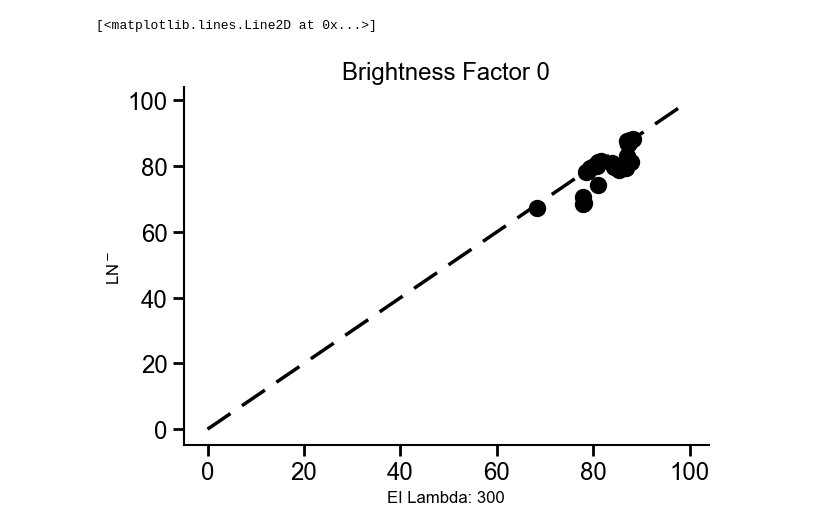
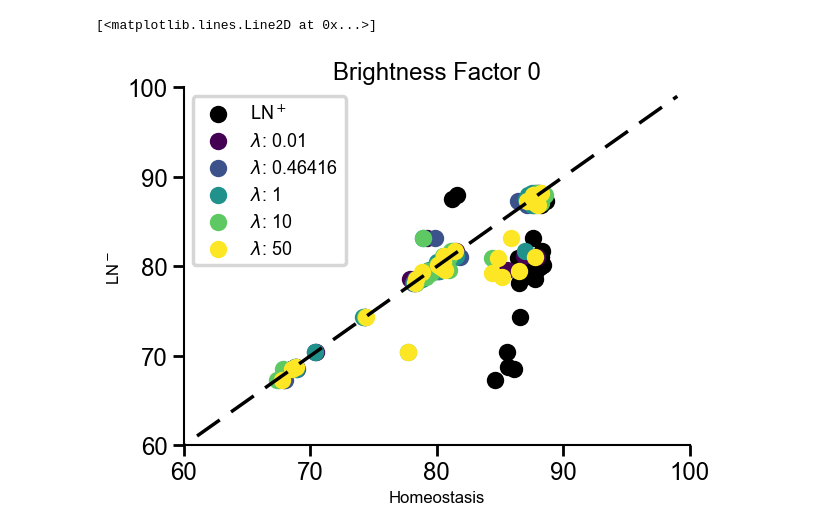
Before and after one commit to RoyHEyono/HomeostaticDANN, a Jupyter notebook: models/dense_mnist_task/notebooks/deep_dann_figures.ipynb, the cells around one changed output. Cells and saved outputs as stored; diff of their text form; code cells hidden in the pictures.

```diff
--- a/models/dense_mnist_task/notebooks/deep_dann_figures.ipynb
+++ b/models/dense_mnist_task/notebooks/deep_dann_figures.ipynb
@@ -31,7 +31,7 @@ def same_config(config1, config2, keys=['normtype']):
             return False
     return True
 # %%
-bright_factor = 0.75
+bright_factor = 0
 best_n_runs = 3
 runs_dict = dict()
 runs_dict["runs_vanilla_dann"] = fetch_runs(api, entity='project_danns', project_name='Luminosity_DeepDANN_NoMomentum', filters={"config.dataset": "fashionmnist",
@@ -61,7 +61,7 @@ fig, ax = plt.subplots()
 
 EI = fetch_runs(api, entity='project_danns', project_name='Luminosity_DeepDANN_NoMomentum', filters={"config.dataset": "fashionmnist",
                                                                     "config.brightness_factor": bright_factor, "config.homeostasis": 1, "config.normtype": 0,
-                                                                    "config.use_testset": True, "config.task_opt_inhib": 1, "config.use_sep_bias_gain_lrs": 0,
+                                                                    "config.use_testset": True, "config.task_opt_inhib": 1, "config.use_sep_bias_gain_lrs": 1,
                                                                     "config.homeostatic_annealing": 0 }, order="-summary_metrics.test_acc")
 
 data = []
@@ -150,7 +150,7 @@ fig, ax = plt.subplots()
 
 EI = fetch_runs(api, entity='project_danns', project_name='Luminosity_DeepDANN_NoMomentum', filters={"config.dataset": "fashionmnist",
                                                                     "config.brightness_factor": bright_factor, "config.homeostasis": 1, "config.normtype": 0,
-                                                                    "config.use_testset": True, "config.task_opt_inhib": 1, "config.use_sep_bias_gain_lrs": 0,
+                                                                    "config.use_testset": True, "config.task_opt_inhib": 1, "config.use_sep_bias_gain_lrs": 1,
                                                                     "config.homeostatic_annealing": 0 }, order="-summary_metrics.test_acc")
 
 
@@ -276,45 +278,73 @@ ax.plot(list_line, list_line, label='y = x', color='black', linestyle='--')
 # %%
 fig, ax = plt.subplots()
 
-lambdaa = 300
+cmap = plt.get_cmap('viridis')
 
-EI = fetch_runs(api, entity='project_danns', project_name='Luminosity_DeepDANN_NoMomentum', filters={"config.dataset": "fashionmnist",
-                                                                    "config.brightness_factor": bright_factor, "config.homeostasis": 1, "config.normtype": 0,
-                                                                    "config.use_testset": True, "config.task_opt_inhib": 1, "config.use_sep_bias_gain_lrs": 0,
-                                                                    "config.homeostatic_annealing": 0 , "config.lambda_homeo": lambdaa}, order="-summary_metrics.test_acc")
+lambs = [0.01, 0.46416, 1, 10, 50]
 
-data = []
-
-best_LN_plus = []
-best_LN_minus = []
-
-EI_lambdas = {}
+values = np.linspace(0, 1, len(lambs))
 
 top_n = 27
 
-failed_runs = 0
+activate_color = True
 
 for top in range(top_n):
-    best_acc_run_ln_config = 0
 
     vanilla_dann_acc = runs_dict["runs_vanilla_dann"][top].summary['test_acc']
 
-    best_LN_minus.append(vanilla_dann_acc)
-    #print(f"Model {top}: {vanilla_dann_acc}")
-    EI_lambdas_temp = {}
+    for rn in runs_dict["runs_vanilla_dann_layernorm"]:
+        if same_config(rn.config, runs_dict["runs_vanilla_dann"][top].config, keys=['lr', 'wd','inhib_lrs', 'momentum', 'inhib_momentum', 'homeostasis']):
+            plt.scatter(rn.summary['test_acc'], vanilla_dann_acc, color="black", label="LN$^+$" if activate_color else None)
+            activate_color = False
 
-    for rn in EI:
-        if same_config(rn.config, runs_dict["runs_vanilla_dann"][top].config, keys=['lr', 'wd','inhib_lrs', 'momentum', 'inhib_momentum']):
-            # print(rn.config)
-            # print(runs_dict["runs_vanilla_dann"][top].config)
-            # print("-------------------------------------------")
-            plt.scatter(rn.summary['test_acc'], vanilla_dann_acc, color="black")
+for idx, lambdaa in enumerate(lambs):
 
-ax.set_xlabel(f"EI Lambda: {lambdaa}")
+    EI = fetch_runs(api, entity='project_danns', project_name='Luminosity_DeepDANN_NoMomentum', filters={"config.dataset": "fashionmnist",
+                                                                        "config.brightness_factor": bright_factor, "config.homeostasis": 1, "config.normtype": 0,
+                                                                        "config.use_testset": True, "config.task_opt_inhib": 1, "config.use_sep_bias_gain_lrs": 1,
+                                                                        "config.homeostatic_annealing": 0 , "config.lambda_homeo": lambdaa}, order="-summary_metrics.test_acc")
+
+    data = []
+
+    color = cmap(values[idx])
+    activate_color = True
+
+    best_LN_plus = []
+    best_LN_minus = []
+
+    EI_lambdas = {}
+
+    top_n = 27
+
+    failed_runs = 0
+
+    for top in range(top_n):
+        best_acc_run_ln_config = 0
+
+        vanilla_dann_acc = runs_dict["runs_vanilla_dann"][top].summary['test_acc']
+
+        best_LN_minus.append(vanilla_dann_acc)
+        #print(f"Model {top}: {vanilla_dann_acc}")
+        EI_lambdas_temp = {}
+
+        for rn in EI:
+            if same_config(rn.config, runs_dict["runs_vanilla_dann"][top].config, keys=['lr', 'wd','inhib_lrs', 'momentum', 'inhib_momentum']):
+                # print(rn.config)
+                # print(runs_dict["runs_vanilla_dann"][top].config)
+                # print("-------------------------------------------")
+                plt.scatter(rn.summary['test_acc'], vanilla_dann_acc, color=color, label=f"$\lambda$: {lambdaa}" if activate_color else None)
+                activate_color = False
+
+
+
+ax.set_xlabel(f"Homeostasis")
 ax.set_ylabel("LN$^-$")
+ax.legend(fontsize=13)
 ax.set_title(f'Brightness Factor {bright_factor}')
 list_line = range(100)
+ax.set_xlim(60, 100)
+ax.set_ylim(60, 100)
 ax.plot(list_line, list_line, label='y = x', color='black', linestyle='--')
 # %% [output]
 [<matplotlib.lines.Line2D at 0x...>]
-[figure, old version]
+[figure, new version]
```
Also changed, not shown: parts of 3 cells of this notebook, 10 other files.
